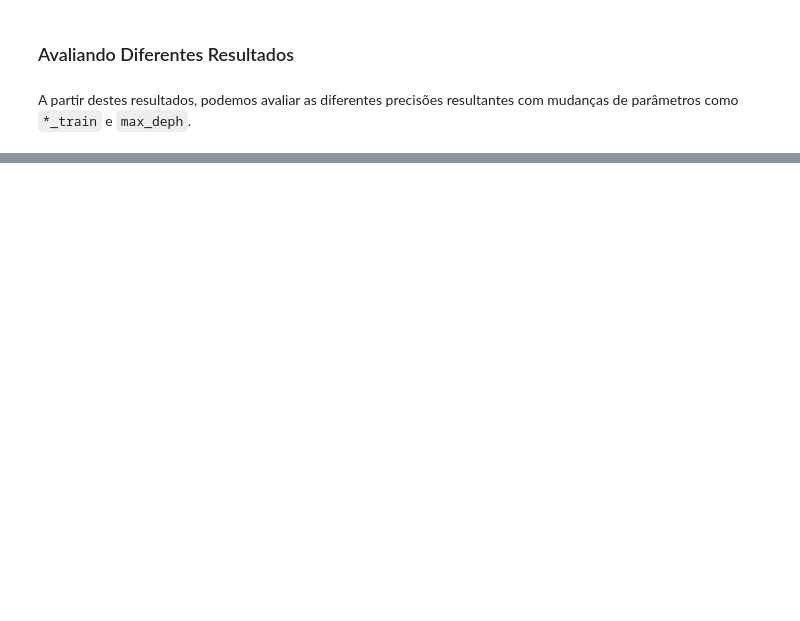
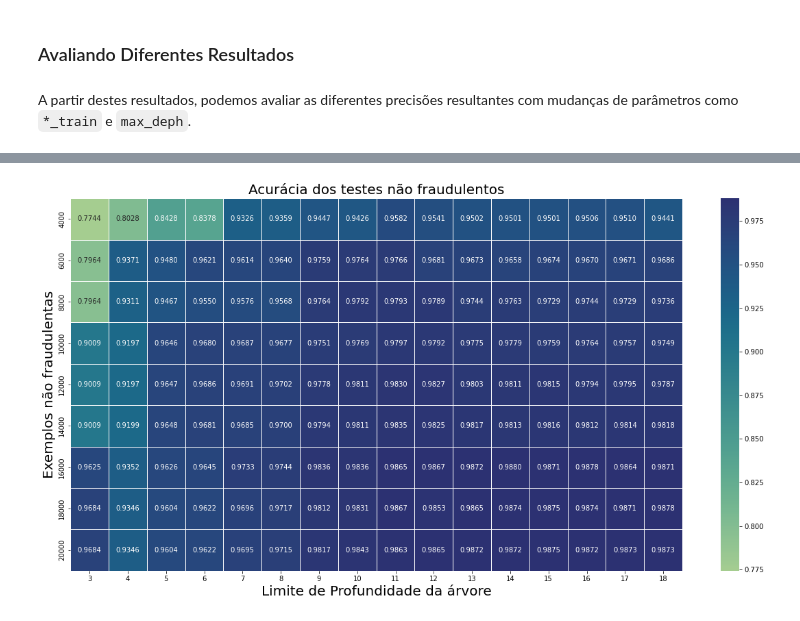
Before and after one commit to TheDramaturgy/ArtificialInteligence, a Jupyter notebook: TrabalhoArvoreDecisao/02_solucao.ipynb, the cells around one changed output, grey strips where cells are left out. Saved outputs shown, nothing was run; the diff lists cells and outputs as text; code cells hidden in the pictures; blank space fills up the shorter version.

```diff
--- a/TrabalhoArvoreDecisao/02_solucao.ipynb
+++ b/TrabalhoArvoreDecisao/02_solucao.ipynb
@@ -141,0 +135,11 @@ NameError: name 'fraud_accuracy' is not defined
+# %%
+fig, ax = plt.subplots(figsize=(20, 10))
+ax = seaborn.heatmap(non_fraud_accuracy, annot=True, fmt=".4f", cmap=seaborn.color_palette("crest", as_cmap=True), linewidths=.5, ax=ax)
+ax.set_ylabel('Exemplos não fraudulentas', fontsize=20)
+ax.set_xlabel('Limite de Profundidade da árvore', fontsize=20)
+ax.set_title('Acurácia dos testes não fraudulentos', fontsize=20)
+ax.set_yticklabels(range(4000,22000,2000))
+ax.set_xticklabels(range(3, 19,1))
+fig.savefig('testes_nao_fraudulentos_acuracia.jpg')
+# %% [output]
+[figure, added]
```
Also changed, not shown: parts of 3 cells of this notebook, 1 other file.
